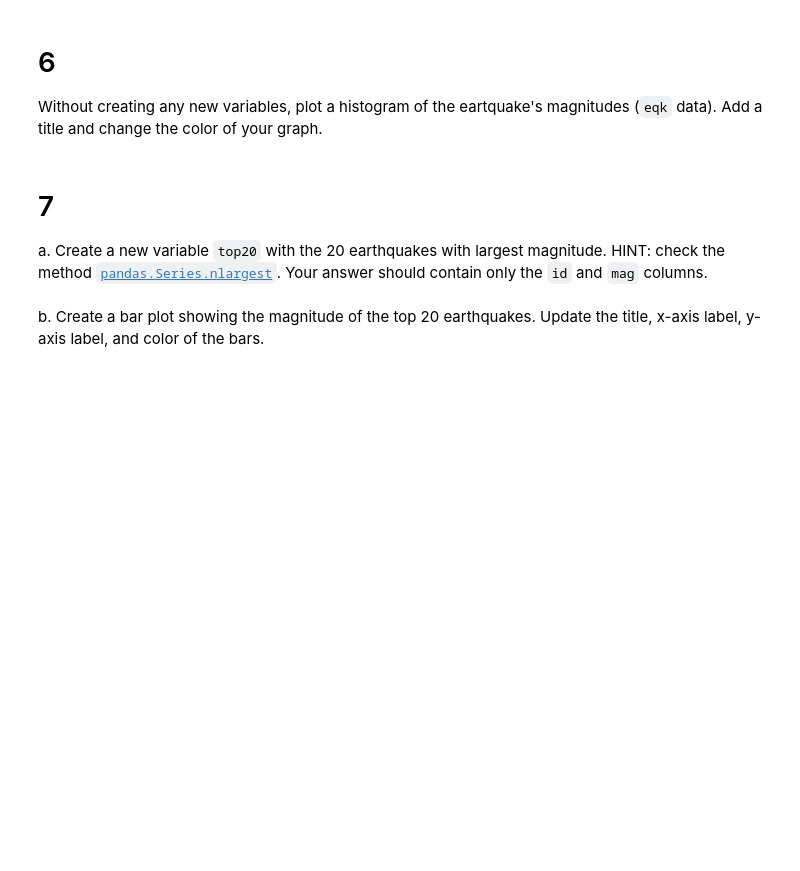
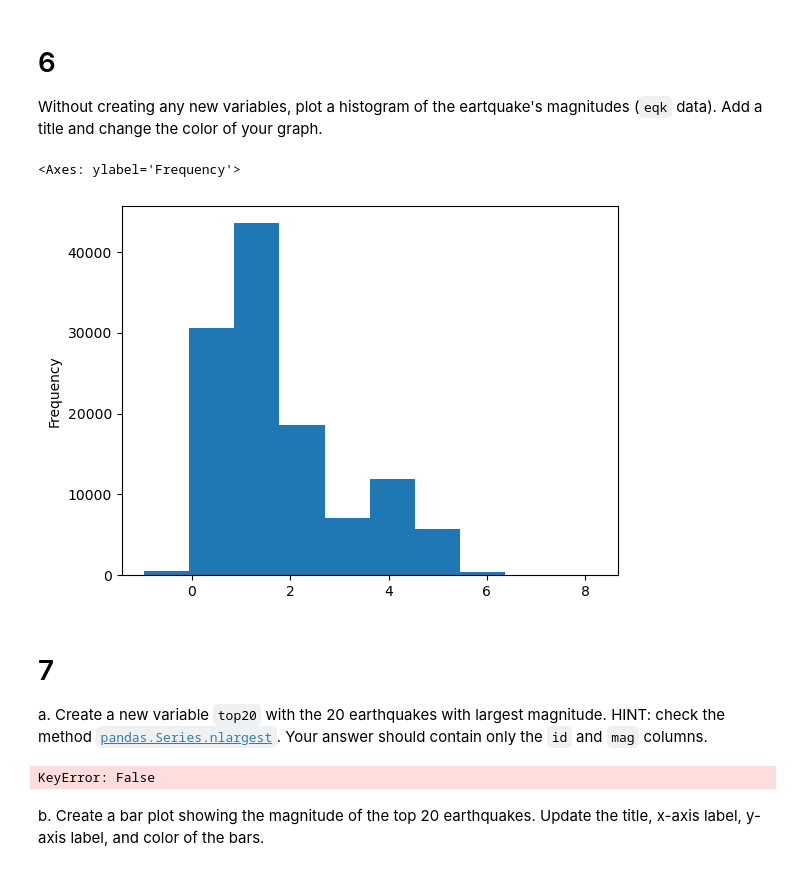
Before and after one commit to natashaclemencon/eds220-hwk1, a Jupyter notebook: task3/hwk1-task3-earthquakes.ipynb, the cells around one changed output. Cells and saved outputs as stored; diff of their text form; code cells hidden in the pictures; blank space fills up the shorter version.

```diff
--- a/task3/hwk1-task3-earthquakes.ipynb
+++ b/task3/hwk1-task3-earthquakes.ipynb
@@ -154,3 +140,5 @@ eqk = ...
+# %%
+eqk = raw_eqk[raw_eqk['type']=="earthquake"].set_index('id')
 # %%
 # View the dataframe
 eqk
@@ -180,6 +201,11 @@ grader.check("q5")
 
 # 6
 Without creating any new variables, plot a histogram of the eartquake's magnitudes (`eqk` data). Add a title and change the color of your graph.
+# %%
+eqk['mag'].plot(kind='hist')
+# %% [output]
+<Axes: ylabel='Frequency'>
+[figure, added]
 # %% [markdown]
 <!-- END QUESTION -->
 
@@ -191,3 +215,7 @@ top20 = ...
+# %%
+top20 = eqk[[type]=='earthquakes'].nlargest('magnitude')
+# %% [output]
+KeyError: False
 # %%
 # View the dataframe
 top20
```
Also changed, not shown: parts of 14 cells of this notebook.
